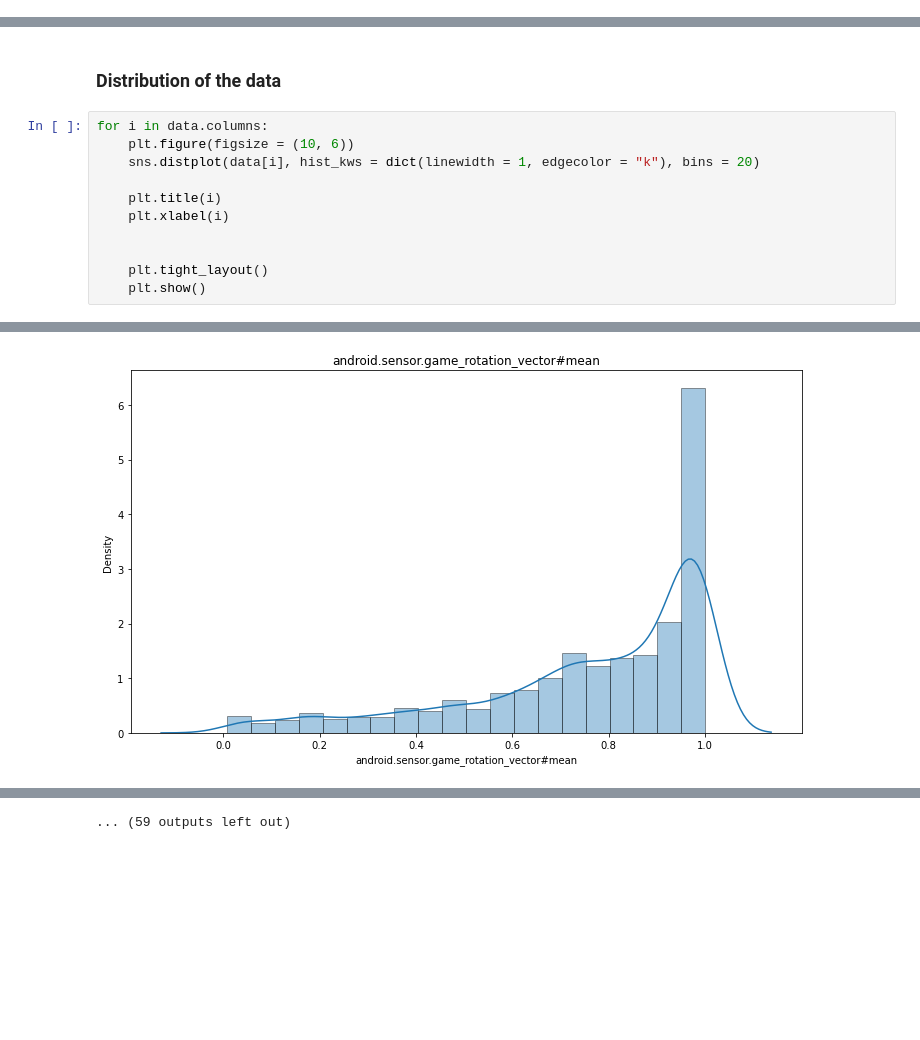
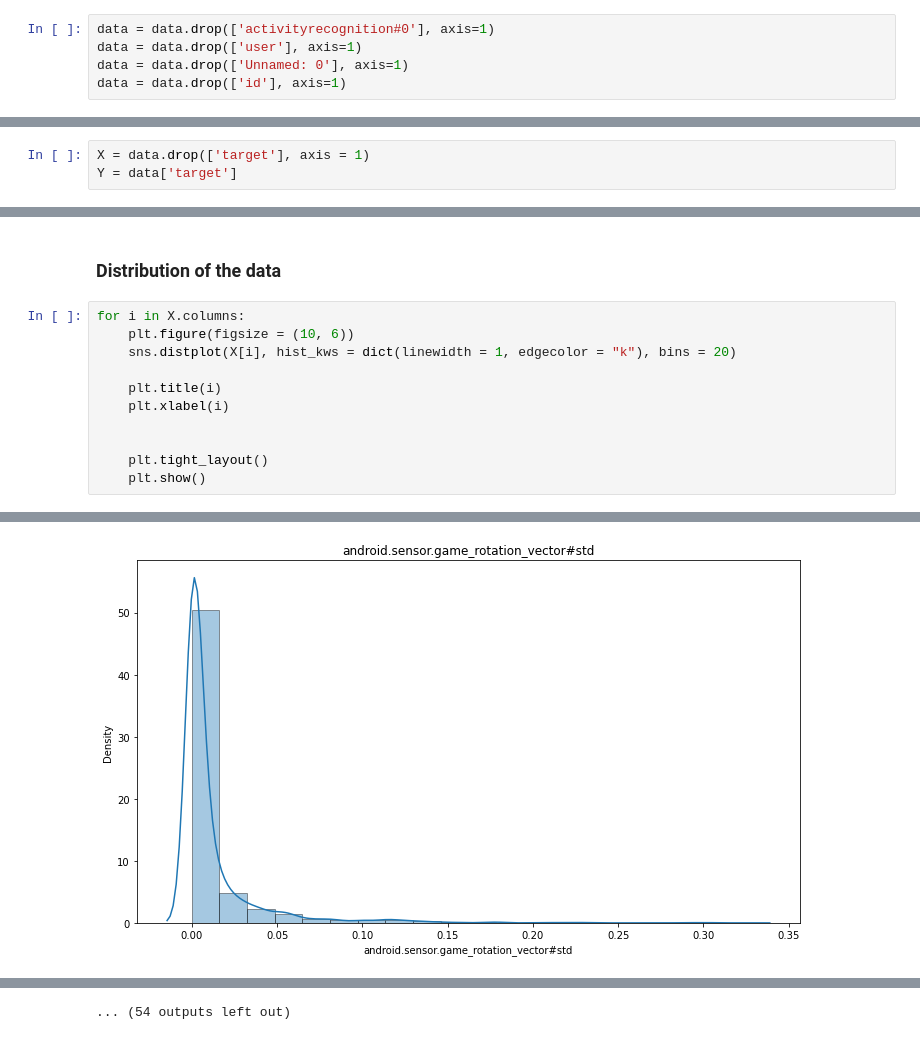
Before and after one commit to RitthujaKandasamy/Google-Fit, a Jupyter notebook: EDA.ipynb, the cells around one changed output, grey strips where cells are left out. Drawn from its saved outputs; the diff is of its cells as text; blank space fills up the shorter version.

```diff
--- a/EDA.ipynb
+++ b/EDA.ipynb
@@ -40,0 +43,5 @@ memory usage: 3.2+ MB
+# %%
+data = data.drop(['activityrecognition#0'], axis=1)
+data = data.drop(['user'], axis=1)
+data = data.drop(['Unnamed: 0'], axis=1)
+data = data.drop(['id'], axis=1)
@@ -40,0 +54,3 @@ memory usage: 3.2+ MB
+# %%
+X = data.drop(['target'], axis = 1)
+Y = data['target']
@@ -56,9 +81,9 @@ plt.show()
 # %% [markdown]
 ### Distribution of the data
 # %%
-for i in data.columns:
+for i in X.columns:
     plt.figure(figsize = (10, 6))
-    sns.distplot(data[i], hist_kws = dict(linewidth = 1, edgecolor = "k"), bins = 20)
+    sns.distplot(X[i], hist_kws = dict(linewidth = 1, edgecolor = "k"), bins = 20)
 
     plt.title(i)
     plt.xlabel(i)
@@ -79 +104 @@ for i in data.columns:
-[figure, old version]
+[figure, new version]
@@ -82 +107 @@ for i in data.columns:
-... (59 outputs left out)
+... (54 outputs left out)
```
Also changed, not shown: parts of 9 cells of this notebook.
